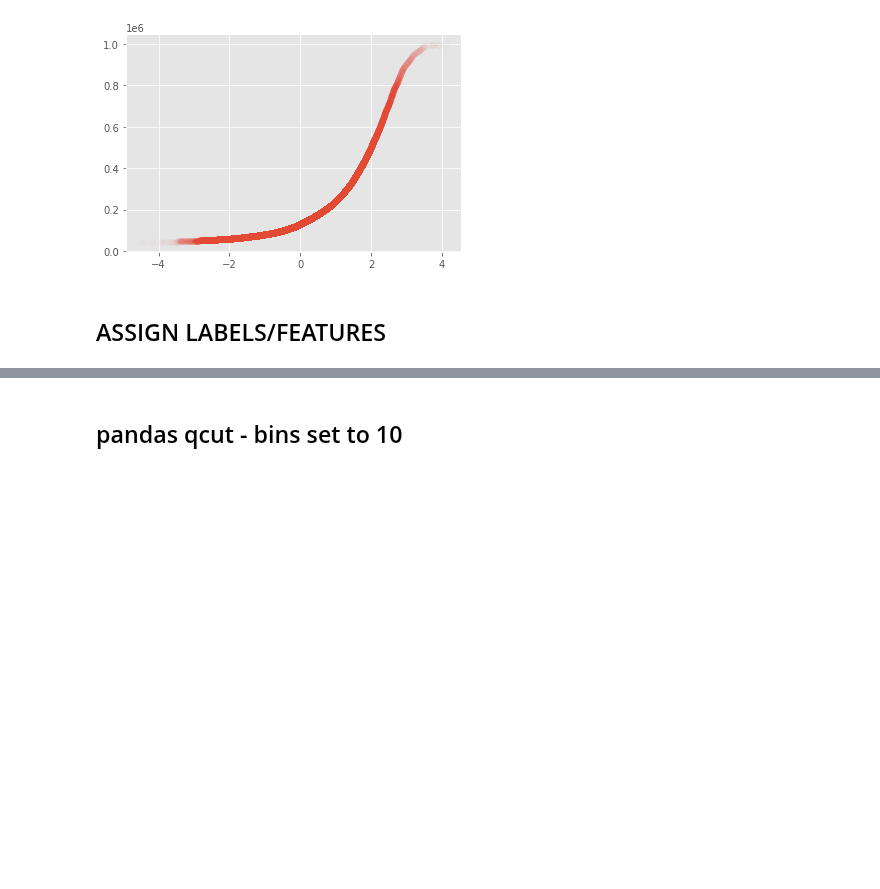
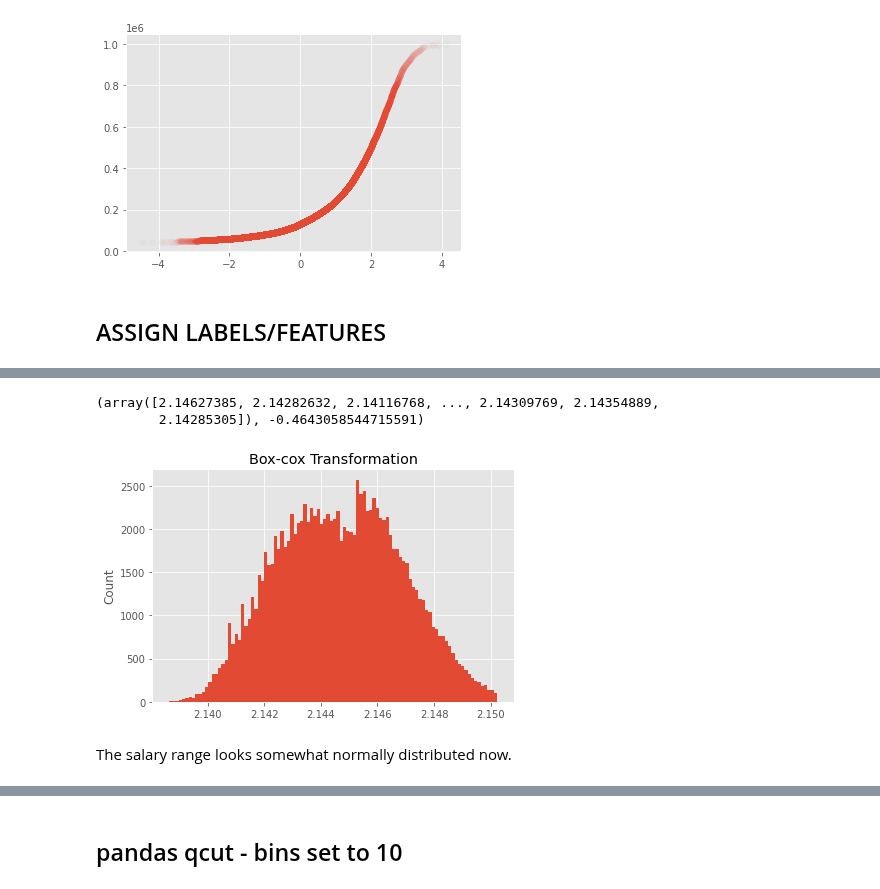
Before and after one commit to mrkjhsn/Not_for_Profit_Compensation_Modeling, a Jupyter notebook: 07.label_category_assignment.ipynb, the cells around one changed output, grey strips where cells are left out. Cells and saved outputs as stored; diff of their text form; code cells hidden in the pictures; blank space fills up the shorter version.

```diff
--- a/07.label_category_assignment.ipynb
+++ b/07.label_category_assignment.ipynb
@@ -70,0 +68,15 @@ plt.scatter(pd.Series(np.random.normal(0, 1, features.reportable_comp.shape[0]))
+# %%
+stats.boxcox(df.reportable_comp)
+# %% [output]
+(array([2.14627385, 2.14282632, 2.14116768, ..., 2.14309769, 2.14354889,
+        2.14285305]), -0.4643058544715591)
+# %%
+pd.Series(stats.boxcox(df.reportable_comp)[0]).hist(bins=100)
+plt.ylabel('Count')
+plt.title('Box-cox Transformation')
+plt.tight_layout()
+# plt.savefig('03.visualizations/box_cox_target.png');
+# %% [output]
+[figure, added]
+# %% [markdown]
+The salary range looks somewhat normally distributed now.
```
Also changed, not shown: parts of 55 cells of this notebook.
